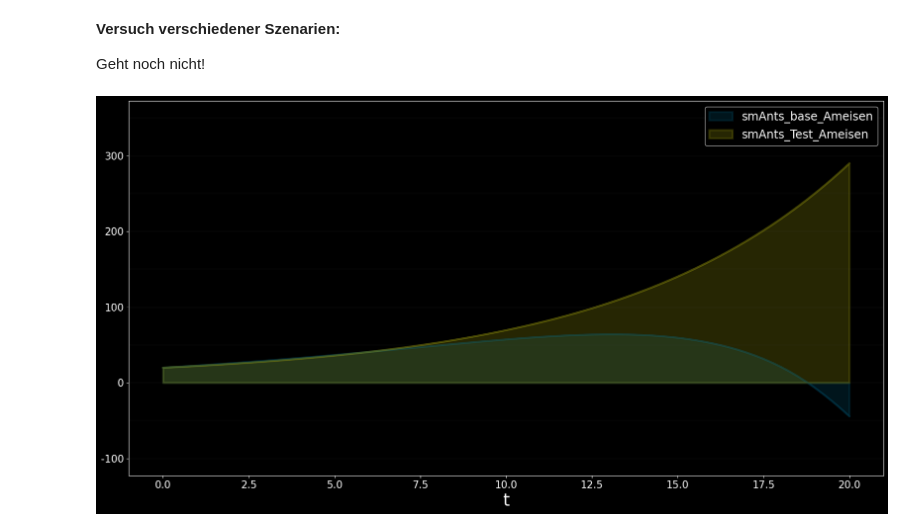
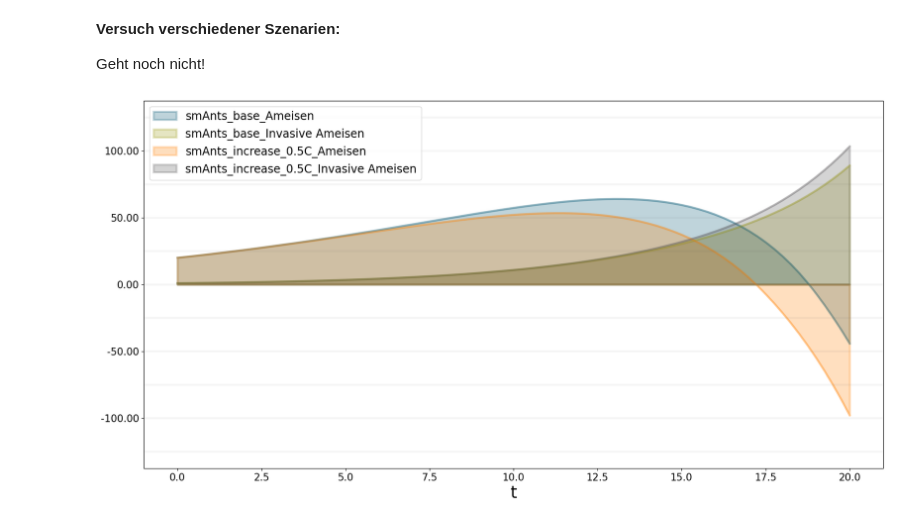
Before and after one commit to c4-hash/mss_ameisen, a Jupyter notebook: Ameisen_SD_BPTK.ipynb, the cells around one changed output. Cells and saved outputs as stored; diff of their text form; code cells hidden in the pictures.

```diff
--- a/Ameisen_SD_BPTK.ipynb
+++ b/Ameisen_SD_BPTK.ipynb
@@ -141,10 +144,10 @@ bptk.register_scenarios(
     })
 # %%
 bptk.plot_scenarios(
-    scenarios=["base", "Test"],
+    scenarios=["base", "increase_0.5C"],
     scenario_managers="smAnts",
-    equations=["Ameisen"],
+    equations=["Ameisen", "Invasive Ameisen"],
     series_names={}
 )
 # %% [output]
-[figure, old version]
+[figure, new version]
```
Also changed, not shown: parts of 6 cells of this notebook, 1 other file.
